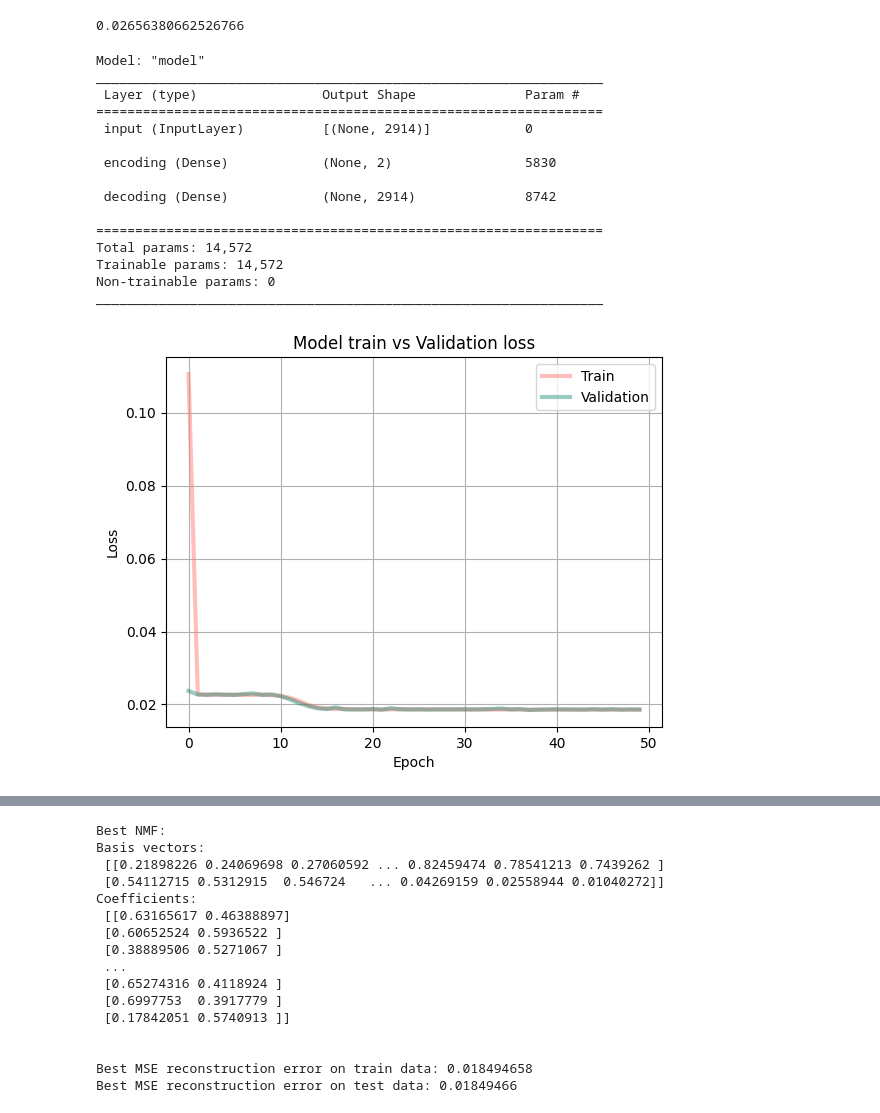
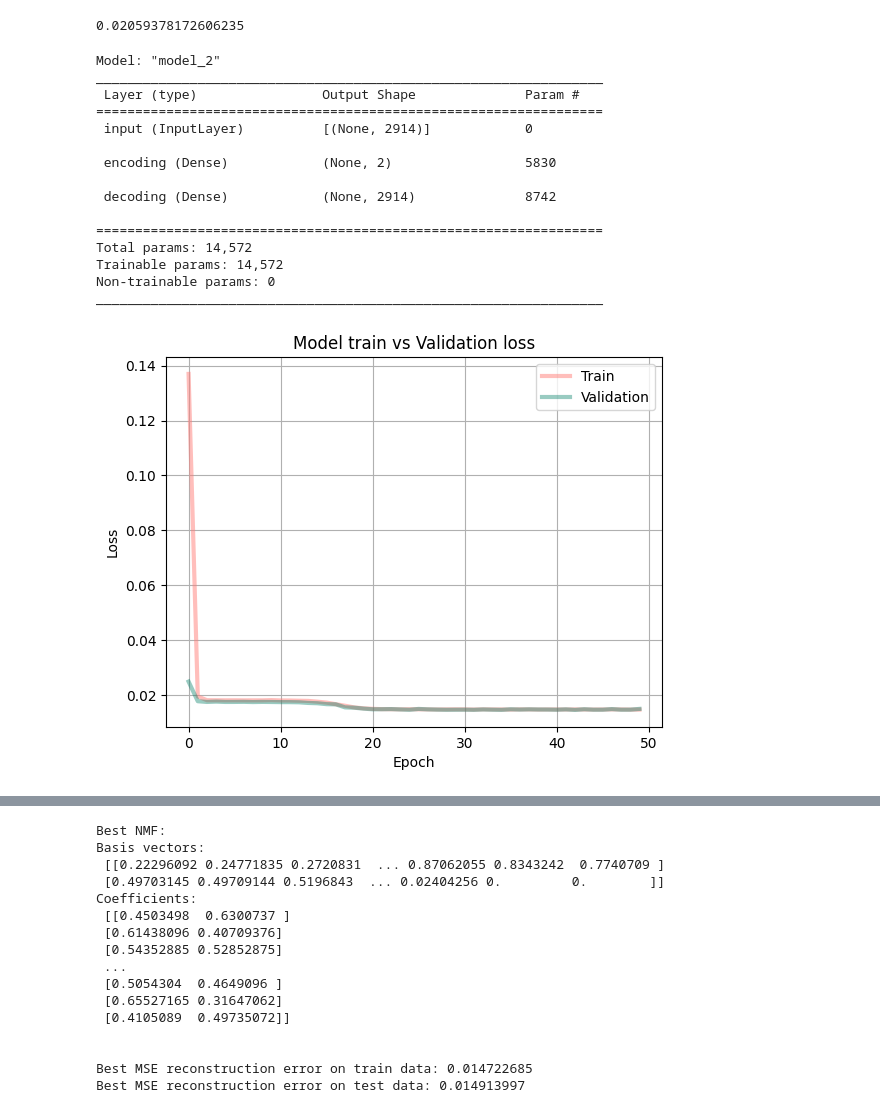
Before and after one commit to abf149/180651final, a Jupyter notebook: faces_comparison.ipynb, the cells around one changed output, grey strips where cells are left out. Saved outputs shown, nothing was run; the diff lists cells and outputs as text; code cells hidden in the pictures.

```diff
--- a/faces_comparison.ipynb
+++ b/faces_comparison.ipynb
@@ -17,7 +17,6 @@ n_features = X.shape[1]
 y = lfw_people.target
 target_names = lfw_people.target_names
 n_classes = target_names.shape[0]
-scaler = MinMaxScaler()
-X_scaled = scaler.fit_transform(X)
+X_train, X_test, y_train, y_test = train_test_split(X, y, stratify=y, random_state=0)
 k=2 # no. of components
 # %%
@@ -47,27 +46,27 @@ Best MSE reconstruction error: 0.026563805
 - Kernel: RBF kernel, $\gamma=0.04$
 # %%
 # Own kpca implementation
-X_recon_kernel_pca, X_recon_kernel_pca_err = kpca.kernel_PCA(X_scaled, X_scaled, n_components=k, kernel='rbf', gamma=0.0433, mode='recon', alpha=1.0)
+X_recon_kernel_pca, X_recon_kernel_pca_err = kpca.kernel_PCA(X_train, X_test, n_components=k, kernel='rbf', gamma=0.0433, mode='recon', alpha=1.0)
 X_recon_kernel_pca_err
 # %% [output]
-0.02656380662526766
+0.02059378172606235
 # %%
-_,best_autoencoder_err = autoencoder_exp(X_scaled, X_scaled, k)
+_,best_autoencoder_err = autoencoder_exp(X_train, X_test, k)
 # After I added activation function, the MSE doubled
 # %% [output]
-Model: "model"
+Model: "model_2"
 _________________________________________________________________
  Layer (type)                Output Shape              Param #
 =================================================================
  input (InputLayer)          [(None, 2914)]            0
 
  encoding (Dense)            (None, 2)                 5830
 
  decoding (Dense)            (None, 2914)              8742
 
 =================================================================
 Total params: 14,572
 Trainable params: 14,572
 Non-trainable params: 0
 _________________________________________________________________
-[figure, old version]
+[figure, new version]
@@ -79,22 +78,22 @@ MSE on test data: 0.018499011
 # %%
-nmf_err_train, nmf_err_test, eigenfaces_nmf = nmf_exp_faces(X_scaled, X_scaled, k, h, w)
+nmf_err_train, nmf_err_test, eigenfaces_nmf = nmf_exp_faces(X_train, X_test, k, h, w)
 # %% [output]
 Best NMF:
 Basis vectors:
- [[0.21898226 0.24069698 0.27060592 ... 0.82459474 0.78541213 0.7439262 ]
- [0.54112715 0.5312915  0.546724   ... 0.04269159 0.02558944 0.01040272]]
+ [[0.22296092 0.24771835 0.2720831  ... 0.87062055 0.8343242  0.7740709 ]
+ [0.49703145 0.49709144 0.5196843  ... 0.02404256 0.         0.        ]]
 Coefficients:
- [[0.63165617 0.46388897]
- [0.60652524 0.5936522 ]
- [0.38889506 0.5271067 ]
+ [[0.4503498  0.6300737 ]
+ [0.61438096 0.40709376]
+ [0.54352885 0.52852875]
  ...
- [0.65274316 0.4118924 ]
- [0.6997753  0.3917779 ]
- [0.17842051 0.5740913 ]]
+ [0.5054304  0.4649096 ]
+ [0.65527165 0.31647062]
+ [0.4105089  0.49735072]]
 
 
-Best MSE reconstruction error on train data: 0.018494658
-Best MSE reconstruction error on test data: 0.01849466
+Best MSE reconstruction error on train data: 0.014722685
+Best MSE reconstruction error on test data: 0.014913997
 # %%
 def plot_gallery(images, titles, h, w, n_row=1, n_col=k):
     """Helper function to plot a gallery of portraits"""
```
Also changed, not shown: parts of 6 cells of this notebook.
